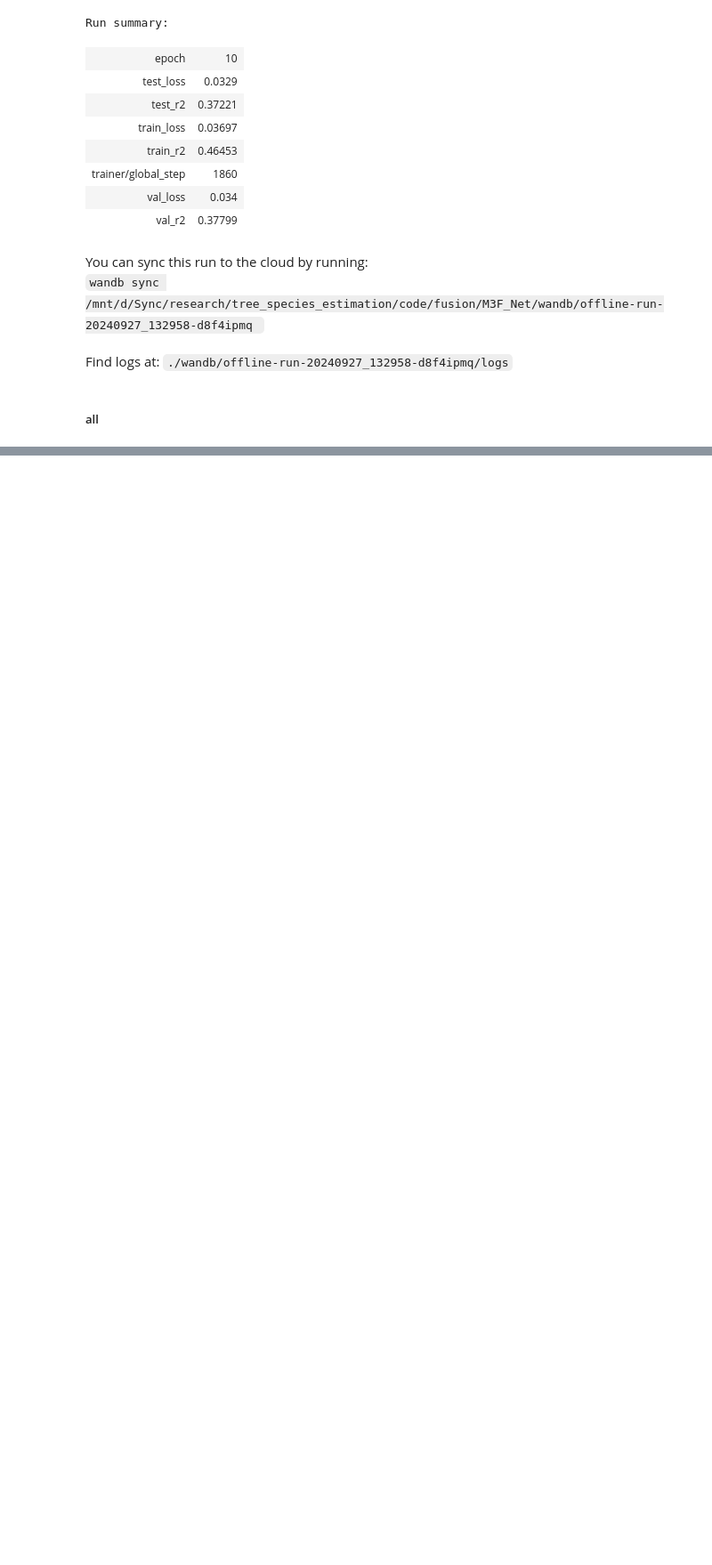
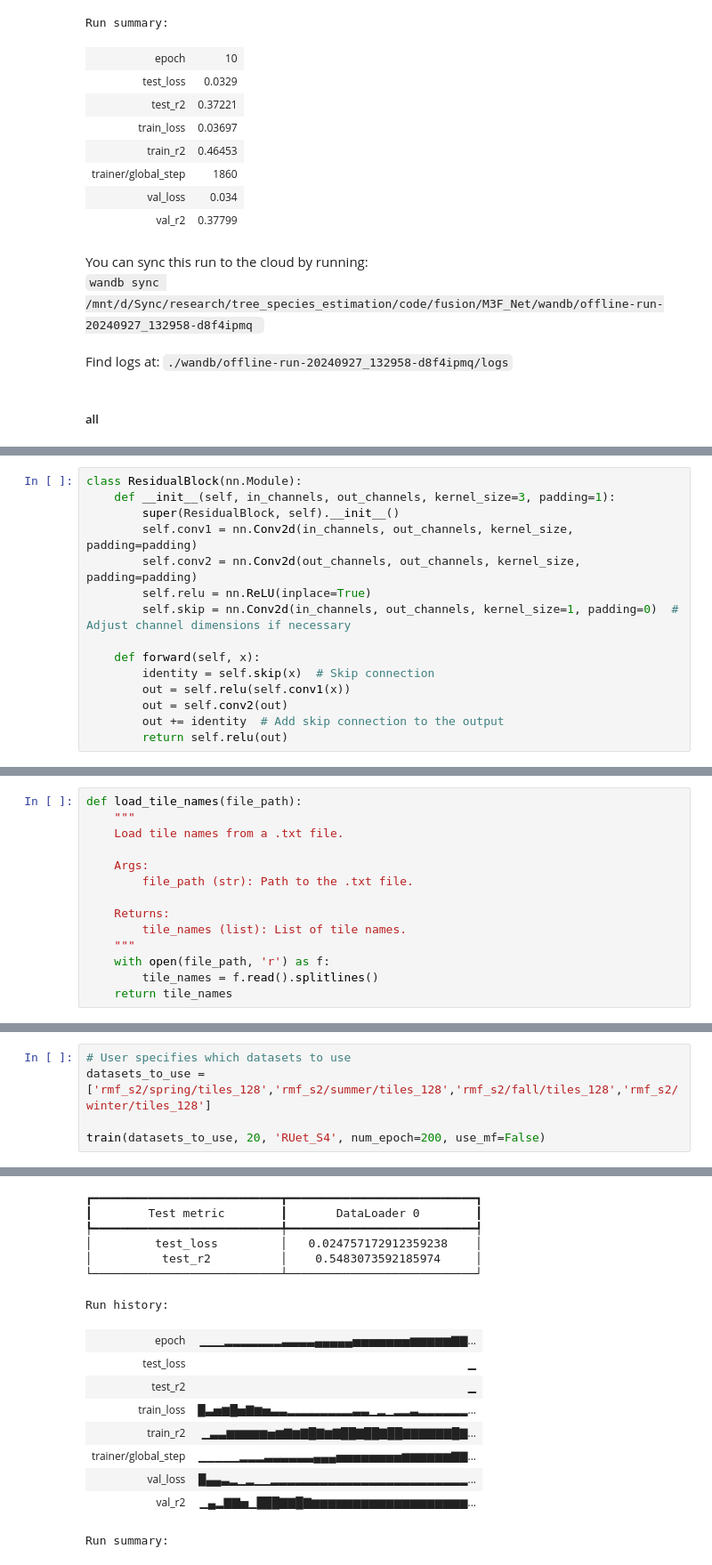
Before and after one commit to yuwei-cao-git/M3F-Net, a Jupyter notebook: imagery_classification_sample.ipynb, the cells around one changed output, grey strips where cells are left out. Shown at 89% size. Drawn from its saved outputs; the diff is of its cells as text; blank space fills up the shorter version.

```diff
--- a/imagery_classification_sample.ipynb
+++ b/imagery_classification_sample.ipynb
@@ -2250,0 +2533,15 @@ https://klwalker-sb.github.io/LUCinLA_stac/Downloading.html
+# %%
+class ResidualBlock(nn.Module):
+    def __init__(self, in_channels, out_channels, kernel_size=3, padding=1):
+        super(ResidualBlock, self).__init__()
+        self.conv1 = nn.Conv2d(in_channels, out_channels, kernel_size, padding=padding)
+        self.conv2 = nn.Conv2d(out_channels, out_channels, kernel_size, padding=padding)
+        self.relu = nn.ReLU(inplace=True)
+        self.skip = nn.Conv2d(in_channels, out_channels, kernel_size=1, padding=0)  # Adjust channel dimensions if necessary
+
+    def forward(self, x):
+        identity = self.skip(x)  # Skip connection
+        out = self.relu(self.conv1(x))
+        out = self.conv2(out)
+        out += identity  # Add skip connection to the output
+        return self.relu(out)
@@ -2250,0 +2802,14 @@ https://klwalker-sb.github.io/LUCinLA_stac/Downloading.html
+# %%
+def load_tile_names(file_path):
+    """
+    Load tile names from a .txt file.
+
+    Args:
+        file_path (str): Path to the .txt file.
+
+    Returns:
+        tile_names (list): List of tile names.
+    """
+    with open(file_path, 'r') as f:
+        tile_names = f.read().splitlines()
+    return tile_names
@@ -2250,0 +2921,6 @@ https://klwalker-sb.github.io/LUCinLA_stac/Downloading.html
+# %%
+# User specifies which datasets to use
+datasets_to_use = ['rmf_s2/spring/tiles_128','rmf_s2/summer/tiles_128','rmf_s2/fall/tiles_128','rmf_s2/winter/tiles_128']
+
+train(datasets_to_use, 20, 'RUet_S4', num_epoch=200, use_mf=False)
+# %% [output]
@@ -2250,0 +2950,16 @@ https://klwalker-sb.github.io/LUCinLA_stac/Downloading.html
+┏━━━━━━━━━━━━━━━━━━━━━━━━━━━┳━━━━━━━━━━━━━━━━━━━━━━━━━━━┓
+┃        Test metric        ┃       DataLoader 0        ┃
+┡━━━━━━━━━━━━━━━━━━━━━━━━━━━╇━━━━━━━━━━━━━━━━━━━━━━━━━━━┩
+│         test_loss         │   0.024757172912359238    │
+│          test_r2          │    0.5483073592185974     │
+└───────────────────────────┴───────────────────────────┘
+Run history:
+| epoch | ▁▁▁▂▂▂▂▂▂▂▃▃▃▃▄▄▄▄▄▅▅▅▅▅▅▅▆▆▆▆▆▇▇... |
+| test_loss | ▁ |
+| test_r2 | ▁ |
+| train_loss | █▃▅▆█▅▇▆▅▃▃▂▂▂▂▂▂▂▂▃▃▁▂▁▂▂▃▂▂▂▂▂▂... |
+| train_r2 | ▁▃▃▆▆▆▆▆▅▆▇▆▇█▇▆▇██▇██▇██▇▇▇▇▇▇█▇... |
+| trainer/global_step | ▁▁▁▁▁▂▂▂▃▃▃▃▃▃▄▄▄▅▅▅▅▅▅▅▅▆▆▆▆▆▆▇▇... |
+| val_loss | █▄▄▃▂▁▂▁▁▂▂▂▂▂▂▂▂▂▂▂▂▂▂▂▂▂▂▂▂▂▂▂▂... |
+| val_r2 | ▁▄▂▇▇▅▁███▇▇█▇▆▆▆▆▆▆▆▆▆▆▆▆▆▆▆▆▆▆▆... |
+Run summary:
```
Also changed, not shown: parts of 57 cells of this notebook, 13 other files.
